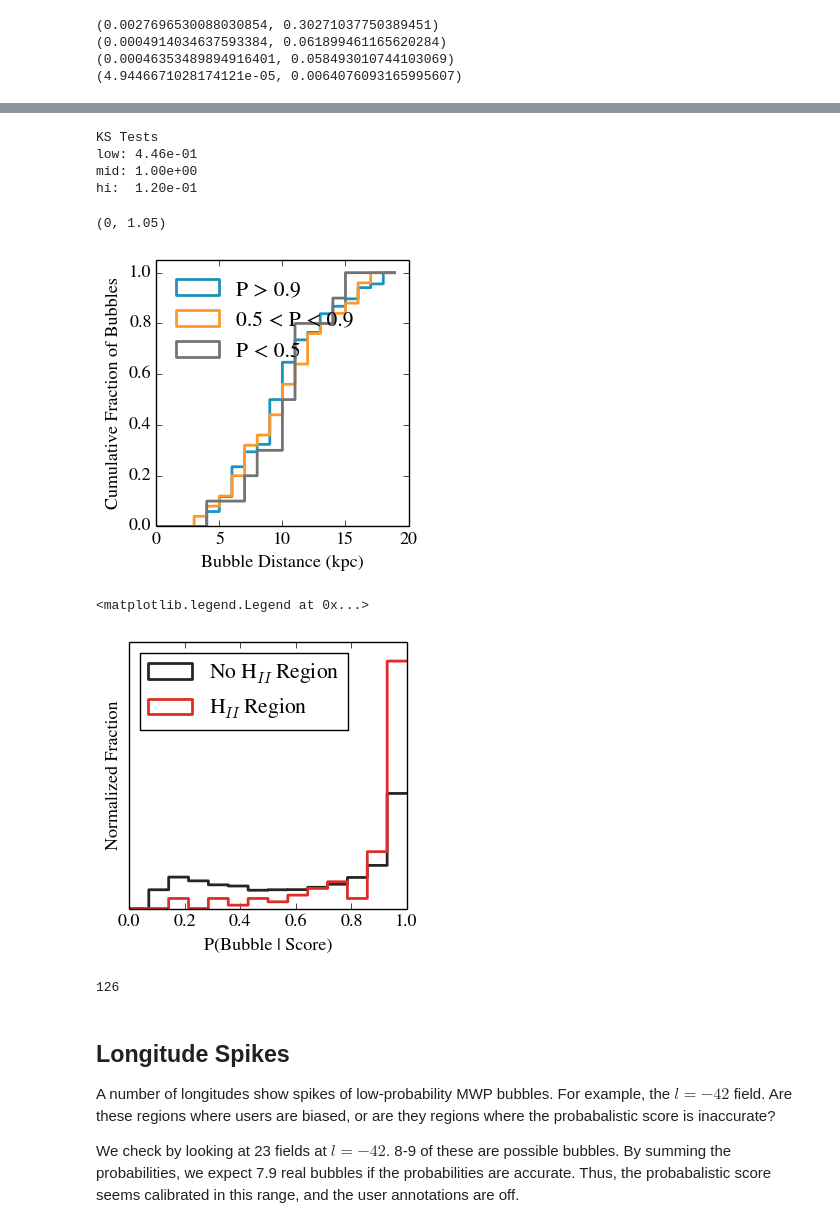
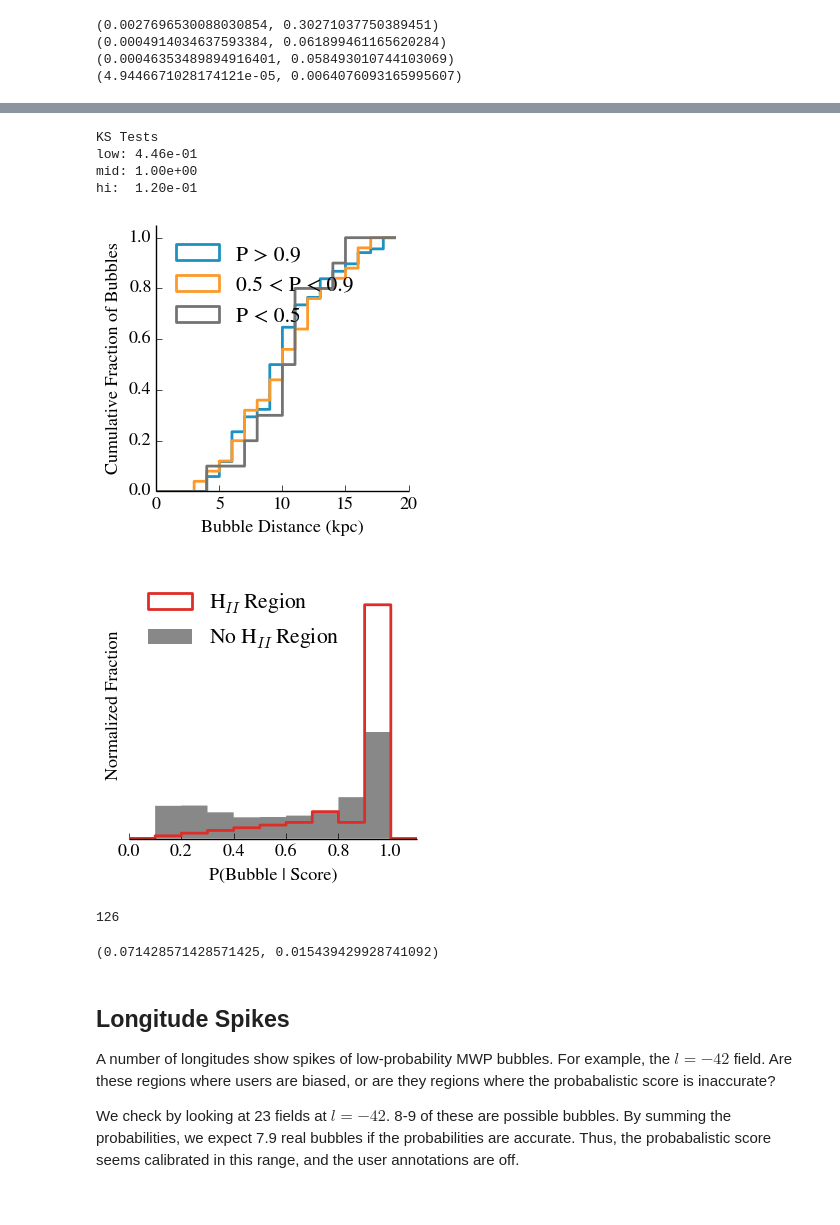
Before and after one commit to ChrisBeaumont/brut, a Jupyter notebook: notebooks/distributions.ipynb, the cells around one changed output, grey strips where cells are left out. Drawn from its saved outputs; the diff is of its cells as text; code cells hidden in the pictures.

```diff
--- a/notebooks/distributions.ipynb
+++ b/notebooks/distributions.ipynb
@@ -31,7 +31,34 @@ matplotlib.rcParams['axes.grid'] = False
 matplotlib.rcParams['axes.facecolor'] = 'white'
 matplotlib.rcParams['font.size'] = 13
 matplotlib.rcParams['figure.facecolor'] = 'white'
+matplotlib.rcParams['figure.figsize'] = 3.4, 3.4
 figures = {}
+
+def remove_border(axes=None, top=False, right=False, left=True, bottom=True):
+    """
+    Minimize chartjunk by stripping out unnecesasry plot borders and axis ticks
+
+    The top/right/left/bottom keywords toggle whether the corresponding plot border is drawn
+    """
+    ax = axes or plt.gca()
+    ax.spines['top'].set_visible(top)
+    ax.spines['right'].set_visible(right)
+    ax.spines['left'].set_visible(left)
+    ax.spines['bottom'].set_visible(bottom)
+
+    #turn off all ticks
+    ax.yaxis.set_ticks_position('none')
+    ax.xaxis.set_ticks_position('none')
+
+    #now re-enable visibles
+    if top:
+        ax.xaxis.tick_top()
+    if bottom:
+        ax.xaxis.tick_bottom()
+    if left:
+        ax.yaxis.tick_left()
+    if right:
+        ax.yaxis.tick_right()
 # %%
 from sklearn.neighbors import NearestNeighbors
 from astropy.table import Table
@@ -228,30 +256,40 @@ plt.xlabel("Bubble Distance (kpc)")
 plt.ylabel("Cumulative Fraction of Bubbles")
 plt.legend(loc='upper left', frameon=False)
 plt.ylim(0, 1.05)
+remove_border()
 # %% [output]
 KS Tests
 low: 4.46e-01
 mid: 1.00e+00
 hi:  1.20e-01
-(0, 1.05)
-[figure, old version]
+[figure, new version]
 # %%
 figures['hii_score'] = plt.figure(tight_layout=True)
-plt.hist([data[data.has_hii].prob, data[~data.has_hii].prob],
-         bins=np.linspace(0, 1, 15), histtype='step', lw=2, normed=True,
-         label=['H$_{II}$ Region', 'No H$_{II}$ Region'],
-         color = ['#DE2D26', '#252525'])
+plt.hist(data[data.has_hii].prob,
+         bins=np.linspace(0, 1.1, 12), histtype='step', lw=2, normed=True,
+         label='H$_{II}$ Region',
+         color = '#DE2D26')
+plt.hist(data[~data.has_hii].prob,
+         bins=np.linspace(0, 1.1, 12), histtype='stepfilled', lw=2, normed=True,
+         label='No H$_{II}$ Region',
+         color = '#888888', edgecolor='none', zorder=0)
+
+plt.xlim(0, 1.1)
 plt.xlabel("P(Bubble | Score)")
 plt.yticks([])
 plt.ylabel("Normalized Fraction")
-plt.legend(loc='upper left')
+plt.legend(loc='upper left', frameon=False)
+remove_border(left=False)
 # %% [output]
-<matplotlib.legend.Legend at 0x...>
-[figure, old version]
+[figure, new version]
 # %%
 data.has_hii.sum()
 # %% [output]
 126
+# %%
+hi.has_hii.mean(), nhi.has_hii.mean()
+# %% [output]
+(0.071428571428571425, 0.015439429928741092)
 # %% [markdown]
 ## Longitude Spikes
 
```
Also changed, not shown: parts of 4 cells of this notebook, 24 other files.
